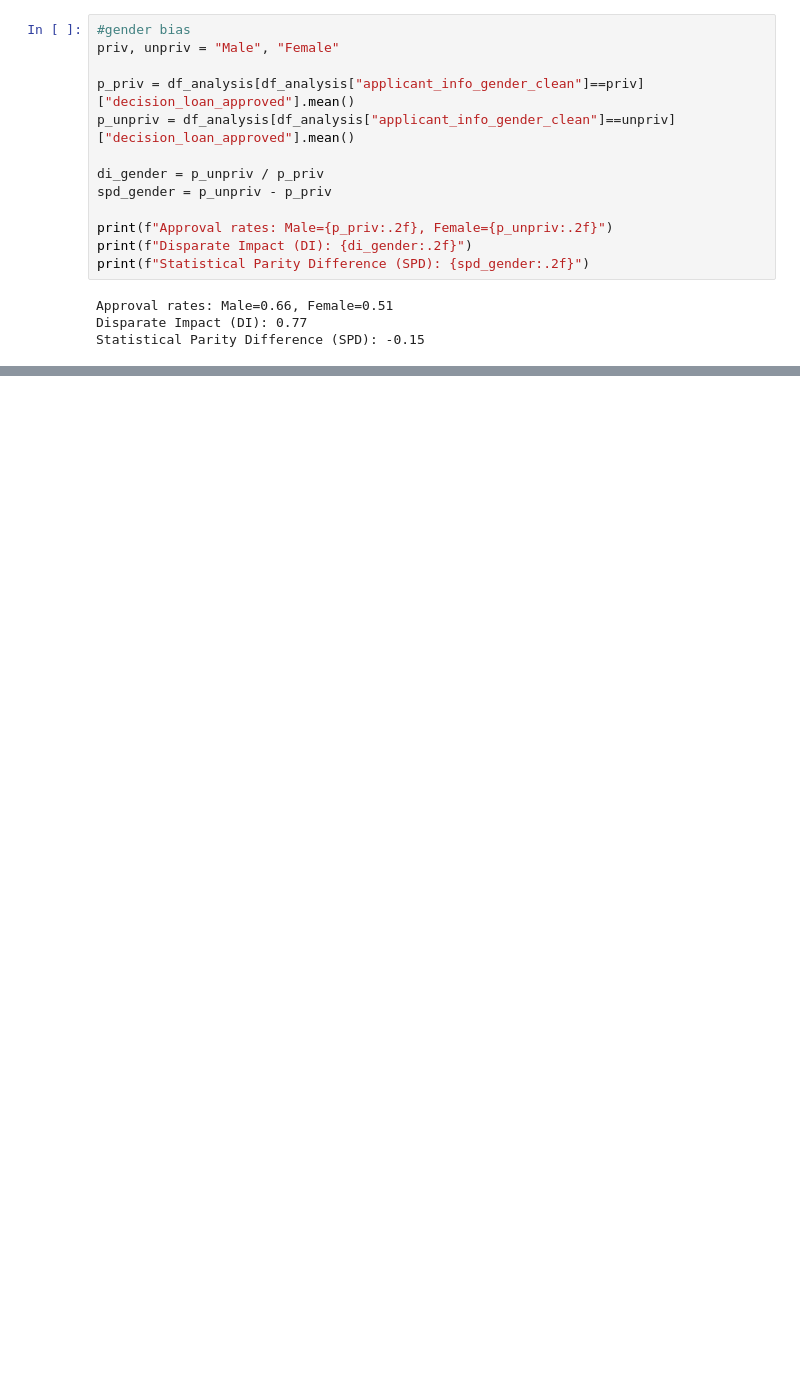
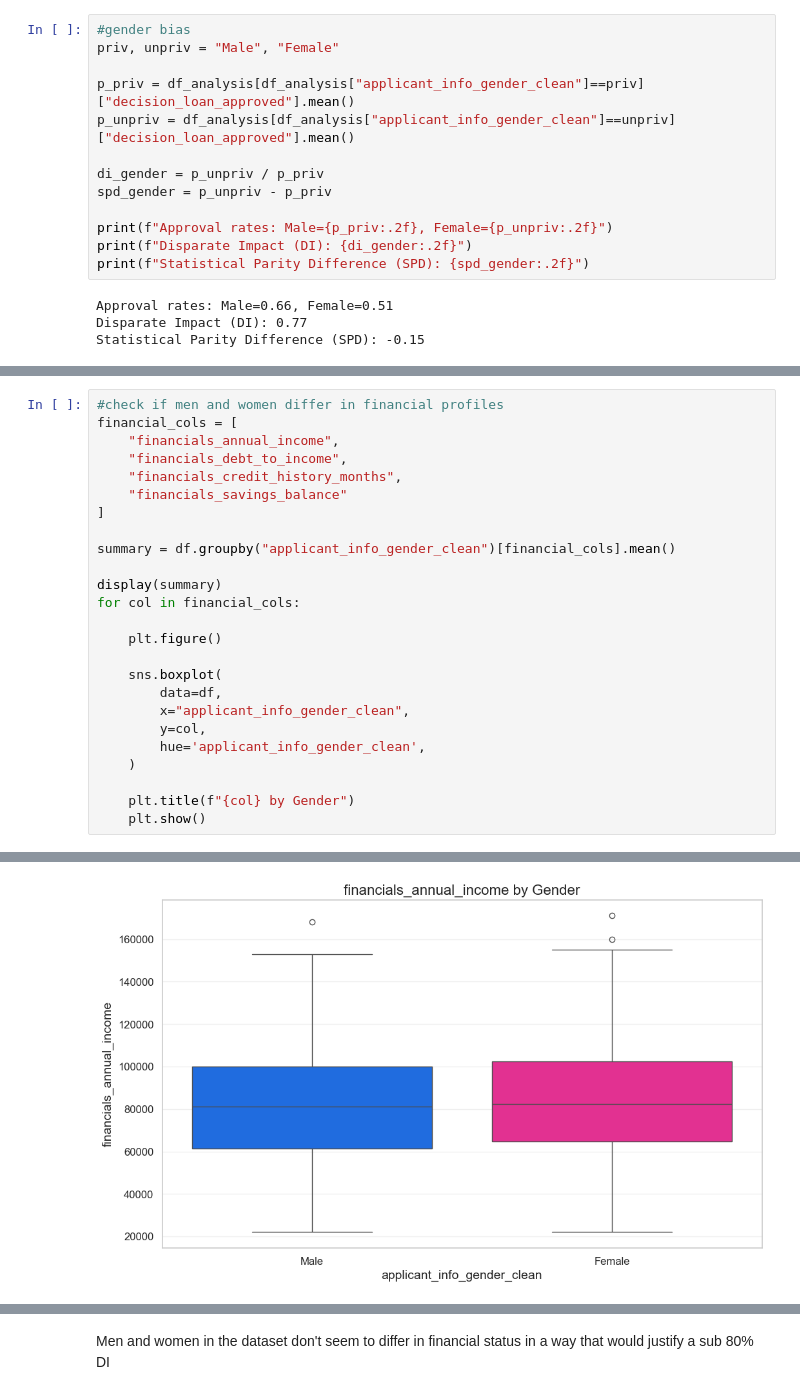
Before and after one commit to RubenVet9938/dego-project-team8, a Jupyter notebook: notebooks/02-bias-analysis.ipynb, the cells around one changed output, grey strips where cells are left out. Saved outputs shown, nothing was run; the diff lists cells and outputs as text; blank space fills up the shorter version.

```diff
--- a/notebooks/02-bias-analysis.ipynb
+++ b/notebooks/02-bias-analysis.ipynb
@@ -364,0 +297,26 @@ sns.histplot(data=df_explore_zip_code_bias, x="mean")
+# %%
+#check if men and women differ in financial profiles
+financial_cols = [
+    "financials_annual_income",
+    "financials_debt_to_income",
+    "financials_credit_history_months",
+    "financials_savings_balance"
+]
+
+summary = df.groupby("applicant_info_gender_clean")[financial_cols].mean()
+
+display(summary)
+for col in financial_cols:
+
+    plt.figure()
+
+    sns.boxplot(
+        data=df,
+        x="applicant_info_gender_clean",
+        y=col,
+        hue='applicant_info_gender_clean',
+    )
+
+    plt.title(f"{col} by Gender")
+    plt.show()
+# %% [output]
@@ -364,0 +327 @@ sns.histplot(data=df_explore_zip_code_bias, x="mean")
+[figure, added]
@@ -364,0 +331,2 @@ sns.histplot(data=df_explore_zip_code_bias, x="mean")
+# %% [markdown]
+Men and women in the dataset don't seem to differ in financial status in a way that would justify a sub 80% DI
```
Also changed, not shown: parts of 32 cells of this notebook.
